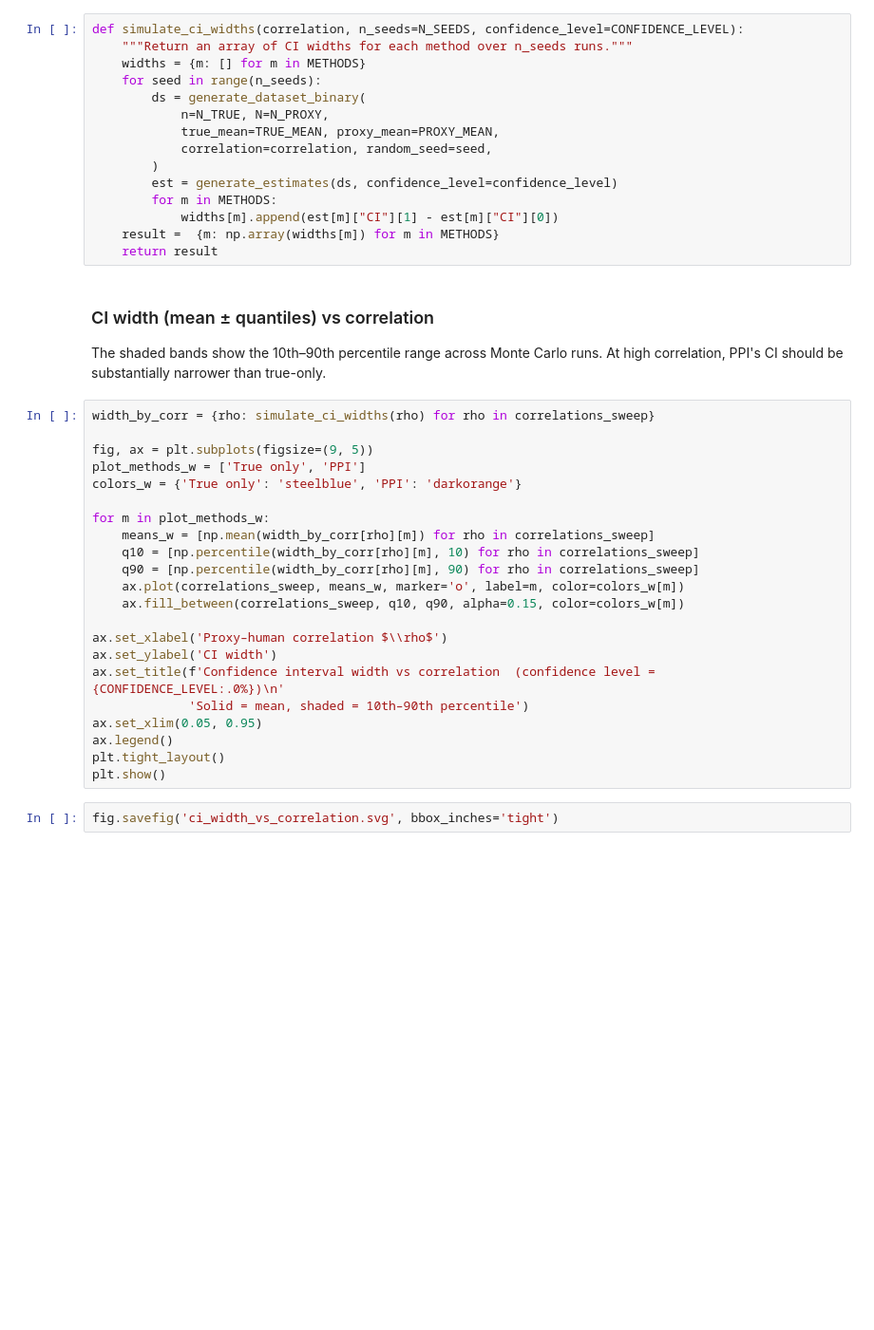
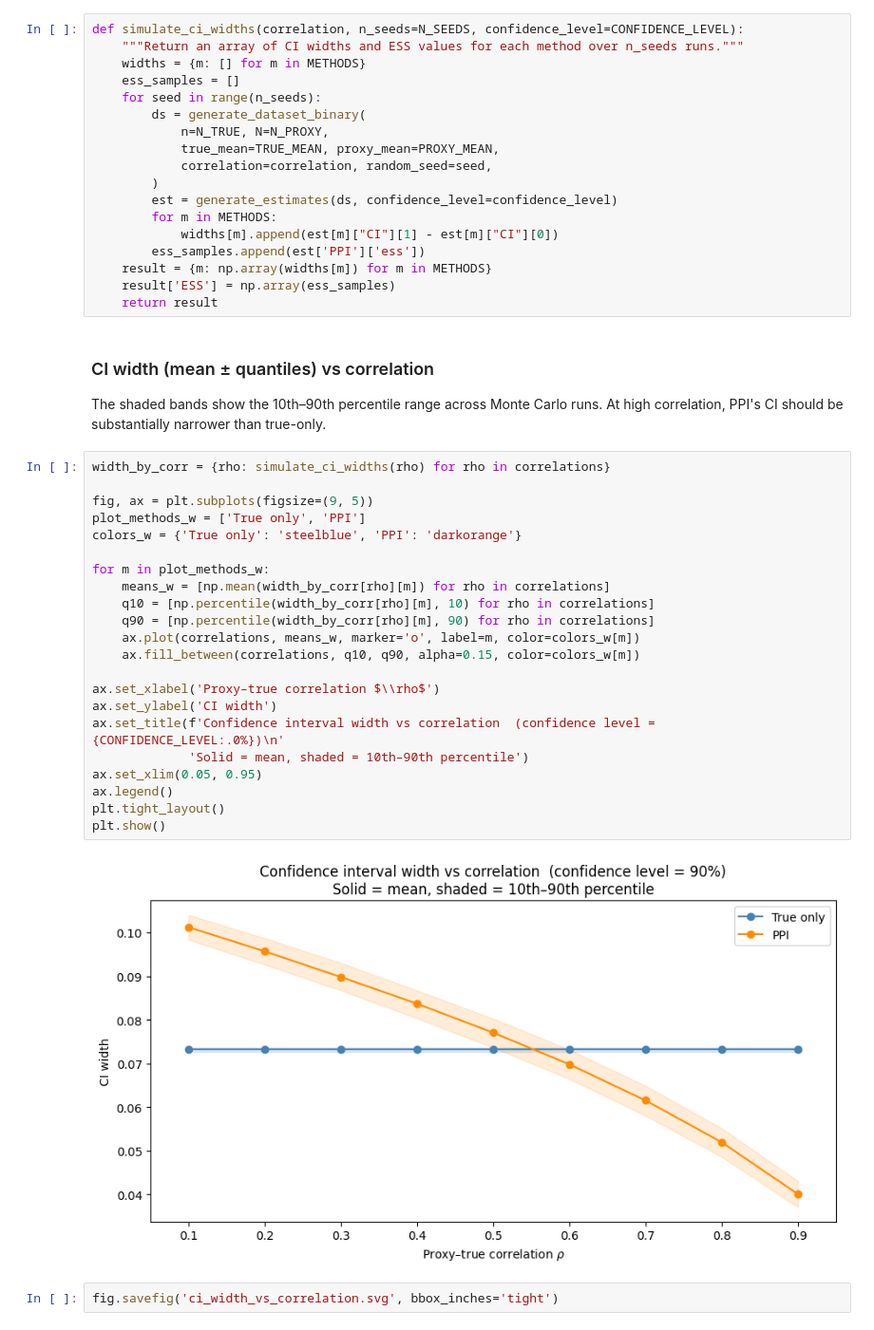
Before and after one commit to EmertonData/glide, a Jupyter notebook: docs/notebooks/PPI_demo_synthdata_binary.ipynb, the cells around one changed output. Shown at 95% size. Cells and saved outputs as stored; diff of their text form; blank space fills up the shorter version.

```diff
--- a/docs/notebooks/PPI_demo_synthdata_binary.ipynb
+++ b/docs/notebooks/PPI_demo_synthdata_binary.ipynb
@@ -248,8 +240,9 @@ Coverage validity is necessary but not sufficient — we also want **short** int
 We measure CI widths over `N_SEEDS` Monte Carlo runs and report the **mean** and the **10th–90th percentile band** to capture variability.
 # %%
 def simulate_ci_widths(correlation, n_seeds=N_SEEDS, confidence_level=CONFIDENCE_LEVEL):
-    """Return an array of CI widths for each method over n_seeds runs."""
+    """Return an array of CI widths and ESS values for each method over n_seeds runs."""
     widths = {m: [] for m in METHODS}
+    ess_samples = []
     for seed in range(n_seeds):
         ds = generate_dataset_binary(
             n=N_TRUE, N=N_PROXY,
@@ -259,7 +252,9 @@ def simulate_ci_widths(correlation, n_seeds=N_SEEDS, confidence_level=CONFIDENCE
         est = generate_estimates(ds, confidence_level=confidence_level)
         for m in METHODS:
             widths[m].append(est[m]["CI"][1] - est[m]["CI"][0])
-    result =  {m: np.array(widths[m]) for m in METHODS}
+        ess_samples.append(est['PPI']['ess'])
+    result = {m: np.array(widths[m]) for m in METHODS}
+    result['ESS'] = np.array(ess_samples)
     return result
 # %% [markdown]
 ### CI width (mean ± quantiles) vs correlation
@@ -267,27 +262,29 @@ def simulate_ci_widths(correlation, n_seeds=N_SEEDS, confidence_level=CONFIDENCE
 The shaded bands show the 10th–90th percentile range across Monte Carlo runs.
 At high correlation, PPI's CI should be substantially narrower than true-only.
 # %%
-width_by_corr = {rho: simulate_ci_widths(rho) for rho in correlations_sweep}
+width_by_corr = {rho: simulate_ci_widths(rho) for rho in correlations}
 
 fig, ax = plt.subplots(figsize=(9, 5))
 plot_methods_w = ['True only', 'PPI']
 colors_w = {'True only': 'steelblue', 'PPI': 'darkorange'}
 
 for m in plot_methods_w:
-    means_w = [np.mean(width_by_corr[rho][m]) for rho in correlations_sweep]
-    q10 = [np.percentile(width_by_corr[rho][m], 10) for rho in correlations_sweep]
-    q90 = [np.percentile(width_by_corr[rho][m], 90) for rho in correlations_sweep]
-    ax.plot(correlations_sweep, means_w, marker='o', label=m, color=colors_w[m])
-    ax.fill_between(correlations_sweep, q10, q90, alpha=0.15, color=colors_w[m])
+    means_w = [np.mean(width_by_corr[rho][m]) for rho in correlations]
+    q10 = [np.percentile(width_by_corr[rho][m], 10) for rho in correlations]
+    q90 = [np.percentile(width_by_corr[rho][m], 90) for rho in correlations]
+    ax.plot(correlations, means_w, marker='o', label=m, color=colors_w[m])
+    ax.fill_between(correlations, q10, q90, alpha=0.15, color=colors_w[m])
 
-ax.set_xlabel('Proxy–human correlation $\\rho$')
+ax.set_xlabel('Proxy–true correlation $\\rho$')
 ax.set_ylabel('CI width')
 ax.set_title(f'Confidence interval width vs correlation  (confidence level = {CONFIDENCE_LEVEL:.0%})\n'
              'Solid = mean, shaded = 10th–90th percentile')
 ax.set_xlim(0.05, 0.95)
 ax.legend()
 plt.tight_layout()
 plt.show()
+# %% [output]
+[figure, added]
 # %%
 fig.savefig('ci_width_vs_correlation.svg', bbox_inches='tight')
 # %% [markdown]
```
Also changed, not shown: parts of 14 cells of this notebook, 7 other files.
